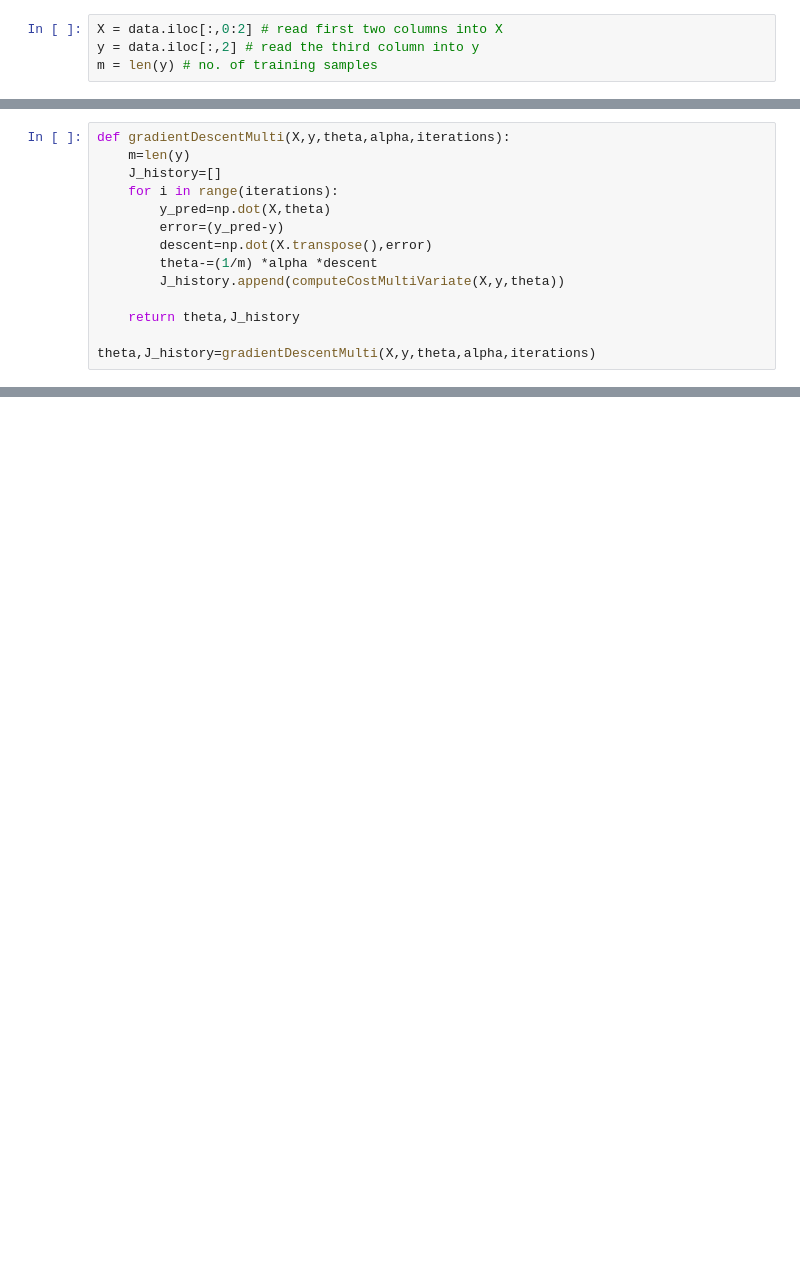
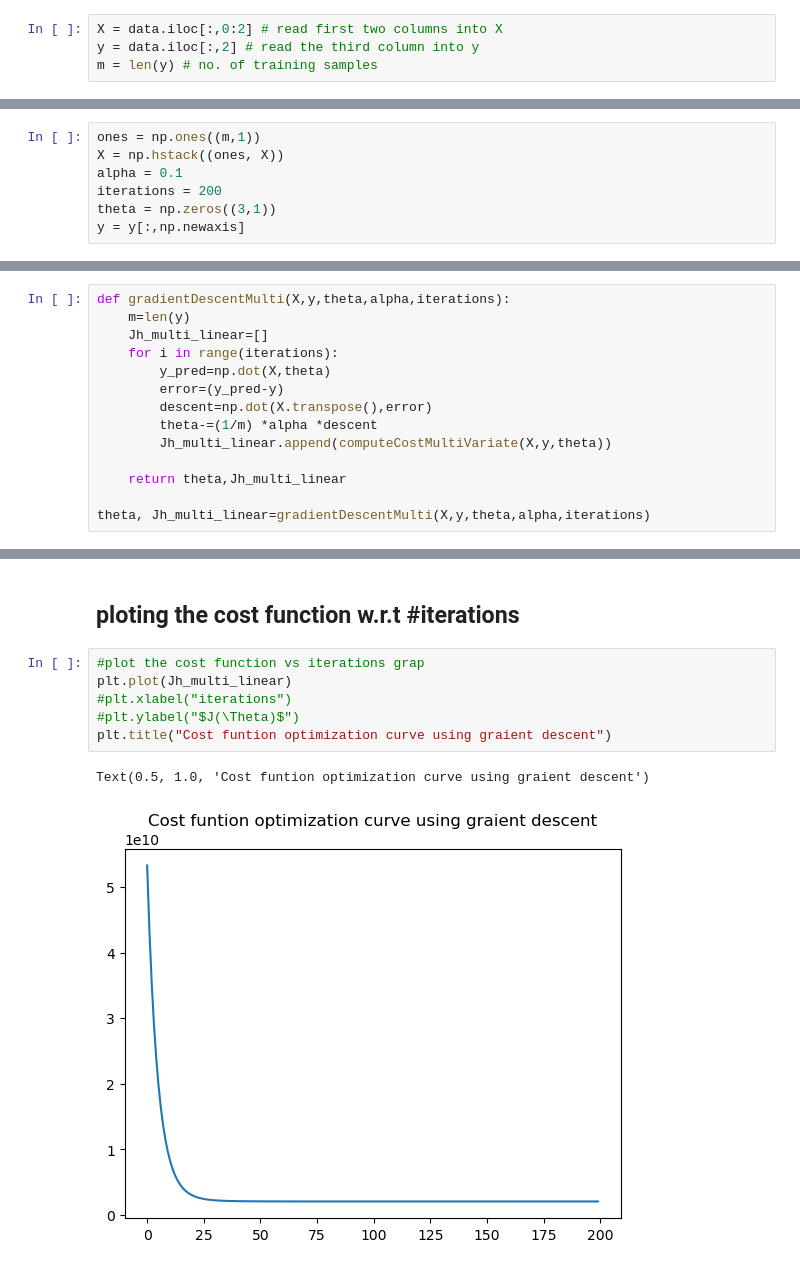
Before and after one commit to khalequzzamanlikhon/ML-Coursera-Python, a Jupyter notebook: Machine-Learning-Coursera-python.ipynb, the cells around one changed output, grey strips where cells are left out. Cells and saved outputs as stored; diff of their text form; blank space fills up the shorter version.

```diff
--- a/Machine-Learning-Coursera-python.ipynb
+++ b/Machine-Learning-Coursera-python.ipynb
@@ -194,14 +195,0 @@ print(" Cost = ",J)
-# %%
-def gradientDescentMulti(X,y,theta,alpha,iterations):
-    m=len(y)
-    J_history=[]
-    for i in range(iterations):
-        y_pred=np.dot(X,theta)
-        error=(y_pred-y)
-        descent=np.dot(X.transpose(),error)
-        theta-=(1/m) *alpha *descent
-        J_history.append(computeCostMultiVariate(X,y,theta))
-
-    return theta,J_history
-
-theta,J_history=gradientDescentMulti(X,y,theta,alpha,iterations)
@@ -253,0 +222,7 @@ Cost for new house having size 1.0 and 1.0 bedrooms:  436794.4196589687
+# %%
+ones = np.ones((m,1))
+X = np.hstack((ones, X))
+alpha = 0.1
+iterations = 200
+theta = np.zeros((3,1))
+y = y[:,np.newaxis]
@@ -253,0 +241,14 @@ Cost for new house having size 1.0 and 1.0 bedrooms:  436794.4196589687
+# %%
+def gradientDescentMulti(X,y,theta,alpha,iterations):
+    m=len(y)
+    Jh_multi_linear=[]
+    for i in range(iterations):
+        y_pred=np.dot(X,theta)
+        error=(y_pred-y)
+        descent=np.dot(X.transpose(),error)
+        theta-=(1/m) *alpha *descent
+        Jh_multi_linear.append(computeCostMultiVariate(X,y,theta))
+
+    return theta,Jh_multi_linear
+
+theta, Jh_multi_linear=gradientDescentMulti(X,y,theta,alpha,iterations)
@@ -253,0 +273,11 @@ Cost for new house having size 1.0 and 1.0 bedrooms:  436794.4196589687
+# %% [markdown]
+## ploting the cost function w.r.t #iterations
+# %%
+#plot the cost function vs iterations grap
+plt.plot(Jh_multi_linear)
+#plt.xlabel("iterations")
+#plt.ylabel("$J(\Theta)$")
+plt.title("Cost funtion optimization curve using graient descent")
+# %% [output]
+Text(0.5, 1.0, 'Cost funtion optimization curve using graient descent')
+[figure, added]
```
Also changed, not shown: parts of 67 cells of this notebook, 2 other files.
